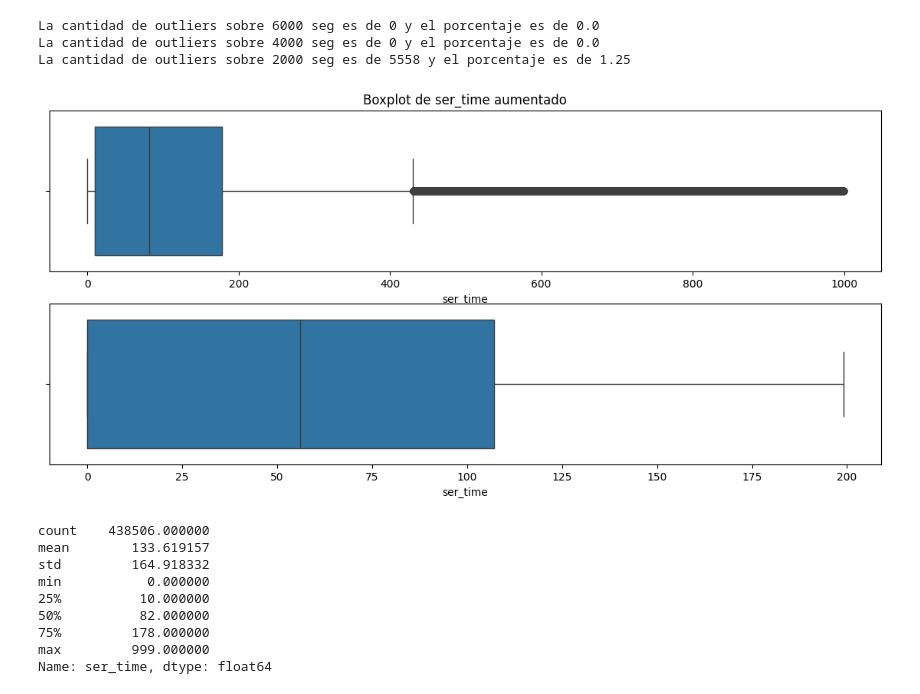
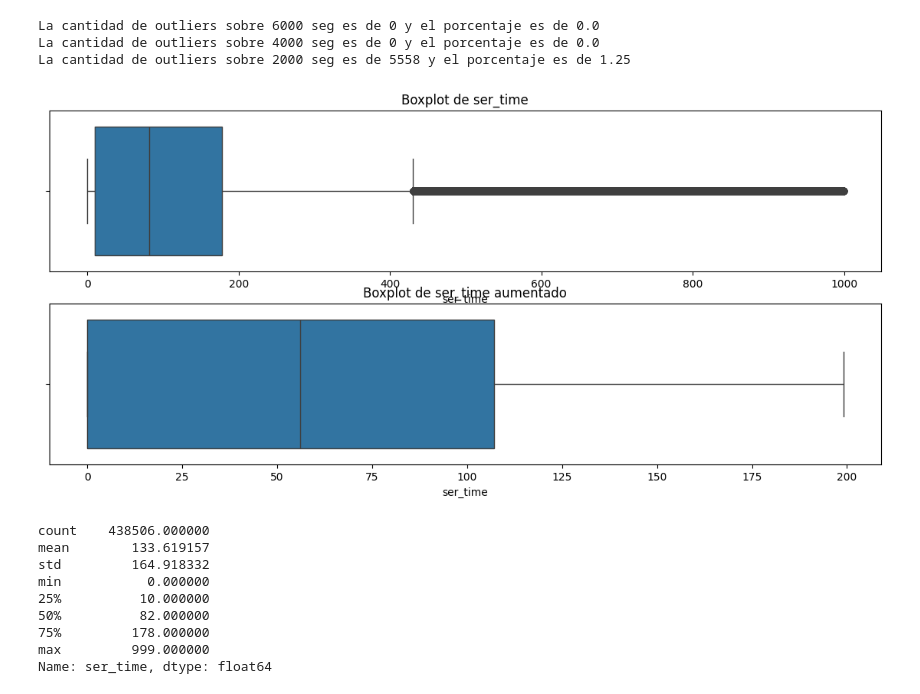
Before and after one commit to ASGuzman/Proyecto, a Jupyter notebook: Notebook.ipynb, the cells around one changed output. Cells and saved outputs as stored; diff of their text form; code cells hidden in the pictures.

```diff
--- a/Notebook.ipynb
+++ b/Notebook.ipynb
@@ -426,15 +426,15 @@ La cantidad de outliers sobre 2000 seg es de 5558 y el porcentaje es de 1.25
 # %%
 archivo= archivo[archivo["ser_time"]<1000]
 fig = plt.figure(figsize=(14, 6))
 ax_1 = fig.add_subplot(211)
 sns.boxplot(data=archivo, x="ser_time", ax=ax_1)
 ax_1.set_title("Boxplot de ser_time")
 ax_2 = fig.add_subplot(212)
 sns.boxplot(data=archivo[archivo["ser_time"]<200], x="ser_time", ax=ax_2)
-ax_1.set_title("Boxplot de ser_time aumentado")
+ax_2.set_title("Boxplot de ser_time aumentado")
 plt.show()
 # %% [output]
-[figure, old version]
+[figure, new version]
 # %%
 archivo["ser_time"].describe()
 # %% [output]
```
Also changed, not shown: parts of 1 cell of this notebook.
